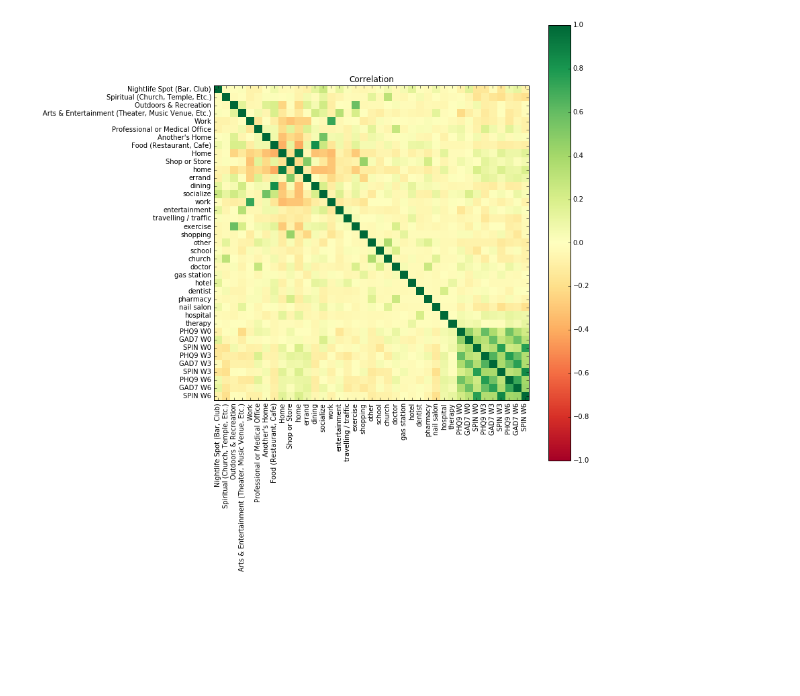
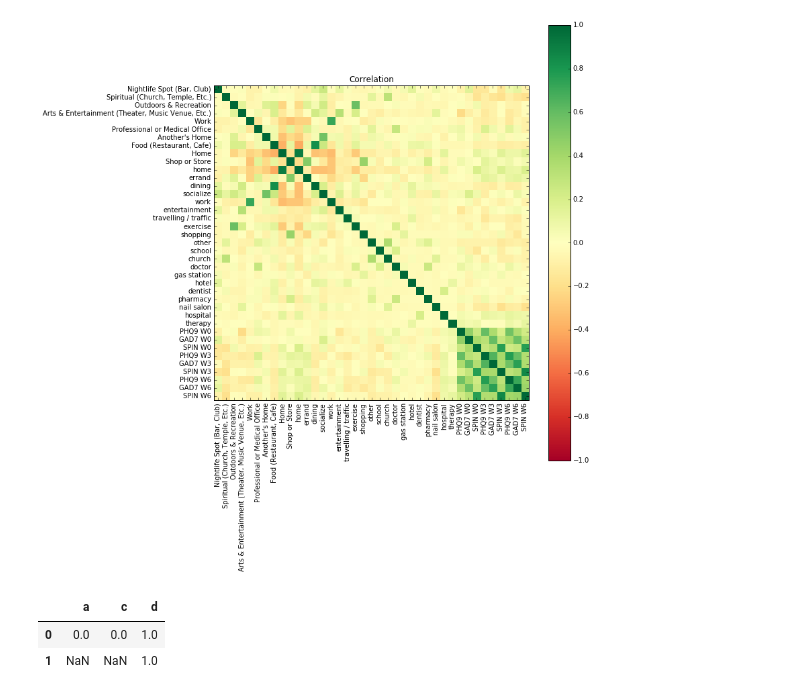
Before and after one commit to sosata/CS120DataAnalysis, a Jupyter notebook: SemanticLocation/correlations.ipynb, the cells around one changed output. Saved outputs shown, nothing was run; the diff lists cells and outputs as text; code cells hidden in the pictures; blank space fills up the shorter version.

```diff
--- a/SemanticLocation/correlations.ipynb
+++ b/SemanticLocation/correlations.ipynb
@@ -203,3 +203,14 @@ data_cov = calculate_covariance(data_fm.values.astype(float))
 plot_confusion_matrix(data_cov, labels=data_fm.columns)
 # %% [output]
 [figure]
+# %%
+fr = pd.DataFrame()
+fr.loc[0,'a']=0
+fr.loc[0,'c']=0
+fr.loc[0,'d']=1
+fr.loc[1,'d']=1
+fr
+# %% [output]
+|  | a | c | d |
+| 0 | 0.0 | 0.0 | 1.0 |
+| 1 | NaN | NaN | 1.0 |
```
Also changed, not shown: 12 other files.
